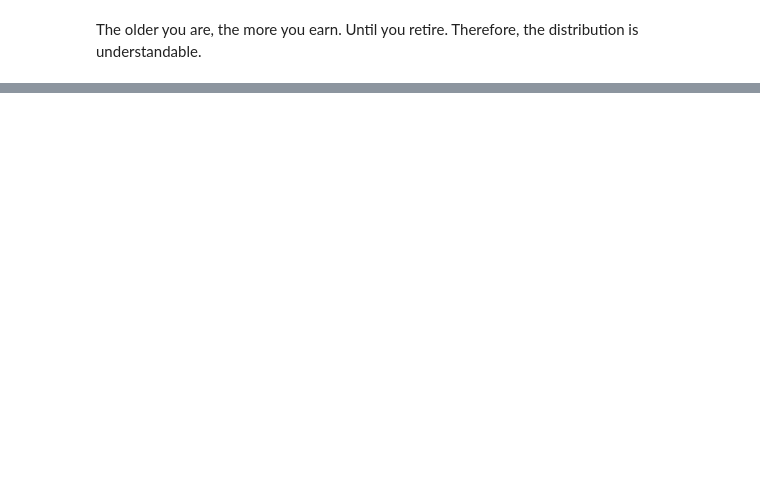
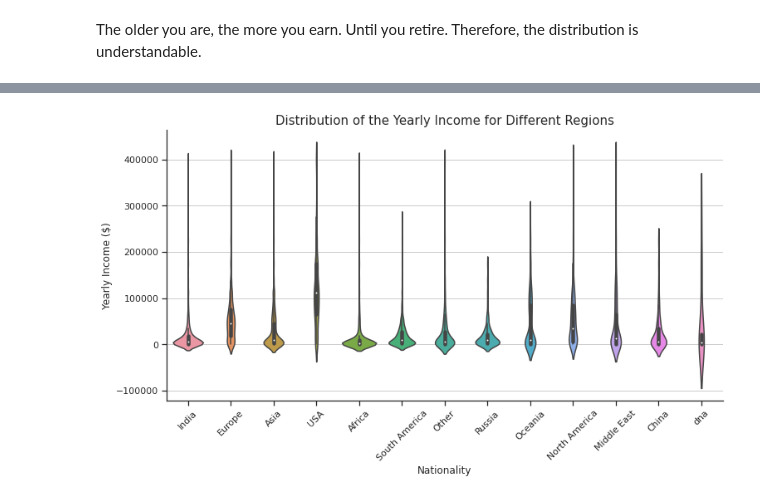
Before and after one commit to StephRoos/Data-Science, a Jupyter notebook: Kaggle_Survey/2021_Kaggle_Survey_Analysis.ipynb, the cells around one changed output, grey strips where cells are left out. Saved outputs shown, nothing was run; the diff lists cells and outputs as text; code cells hidden in the pictures; blank space fills up the shorter version.

```diff
--- a/Kaggle_Survey/2021_Kaggle_Survey_Analysis.ipynb
+++ b/Kaggle_Survey/2021_Kaggle_Survey_Analysis.ipynb
@@ -427,2 +430,8 @@ plt.show()
 # %% [markdown]
 The older you are, the more you earn. Until you retire. Therefore, the distribution is understandable.
+# %%
+#create mean for age
+df['Age'].replace({'70+': '70'}, inplace=True)
+age_min = df['Age'].apply(lambda x: int(x.split('-')[0]) if '-' in str(x) else int(x))
+age_max = df['Age'].apply(lambda x: int(x.split('-')[1]) if '-' in str(x) else int(x))
+df['Age'] = np.ceil((age_min + age_max) / 2).astype(int)
@@ -428,0 +440,11 @@ The older you are, the more you earn. Until you retire. Therefore, the distribut
+# %%
+fig, ax = plt.subplots(1,1, figsize=(12, 6))
+custom_params = {"axes.spines.right": False, "axes.spines.top": False}
+sns.set_theme(style="ticks", palette="Set2", rc=custom_params)
+ax.grid(axis='y', linestyle='-', alpha=1)
+
+sns.violinplot(x='Gender', y='Salary', data=df)
+plt.ylabel("Yearly Income ($)", fontsize=12)
+plt.xlabel("Gender", fontsize=12)
+plt.title("Distribution of the Yearly income for Different Genders", fontsize=15)
+plt.show()
@@ -428,0 +455,3 @@ The older you are, the more you earn. Until you retire. Therefore, the distribut
+# %%
+# Remove outliers by selecting Man and Woman only
+df = df[df['Gender'].isin(['Man', 'Woman'])]
@@ -428,0 +551,16 @@ The older you are, the more you earn. Until you retire. Therefore, the distribut
+# %%
+df['Country'] = df['Country'].apply(lambda x: country_dic[x])
+# %%
+fig, ax = plt.subplots(1,1, figsize=(12, 6))
+custom_params = {"axes.spines.right": False, "axes.spines.top": False}
+sns.set_theme(style="ticks", palette="Set2", rc=custom_params)
+ax.grid(axis='y', linestyle='-', alpha=1)
+
+sns.violinplot(x='Country', y='Salary', data=df, order=df['Country'].value_counts().index)
+plt.ylabel("Yearly Income ($)", fontsize=12)
+plt.xlabel("Nationality", fontsize=12)
+plt.xticks(rotation=45)
+plt.title("Distribution of the Yearly Income for Different Regions", fontsize=15)
+plt.show()
+# %% [output]
+[figure, added]
```
Also changed, not shown: parts of 32 cells of this notebook.
